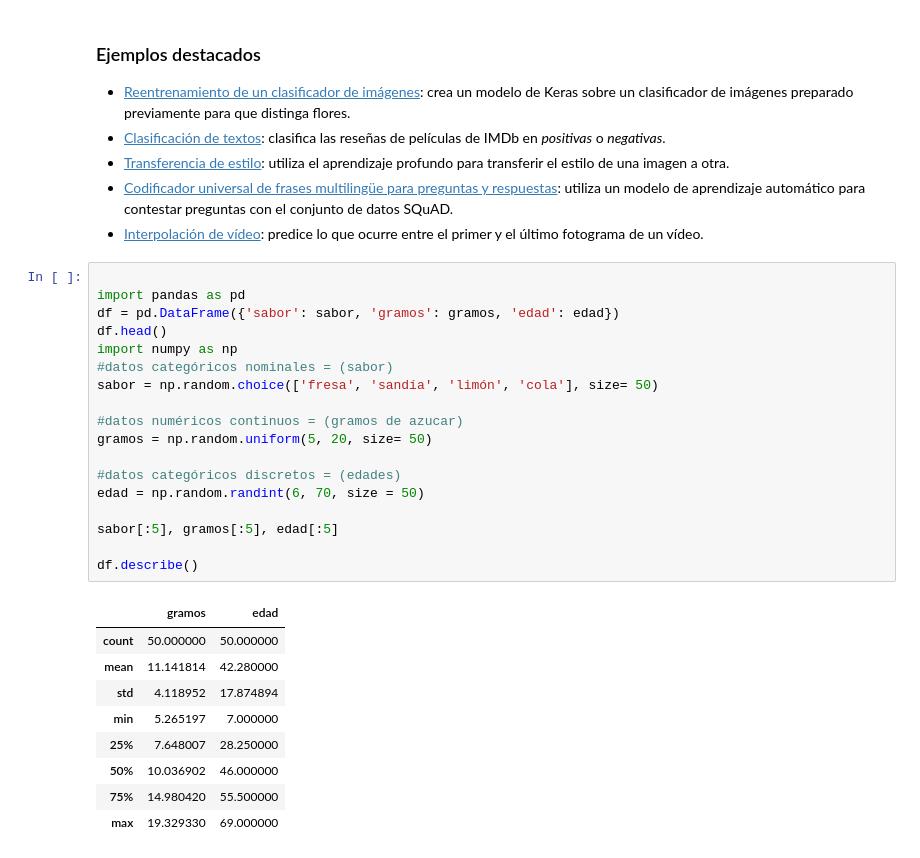
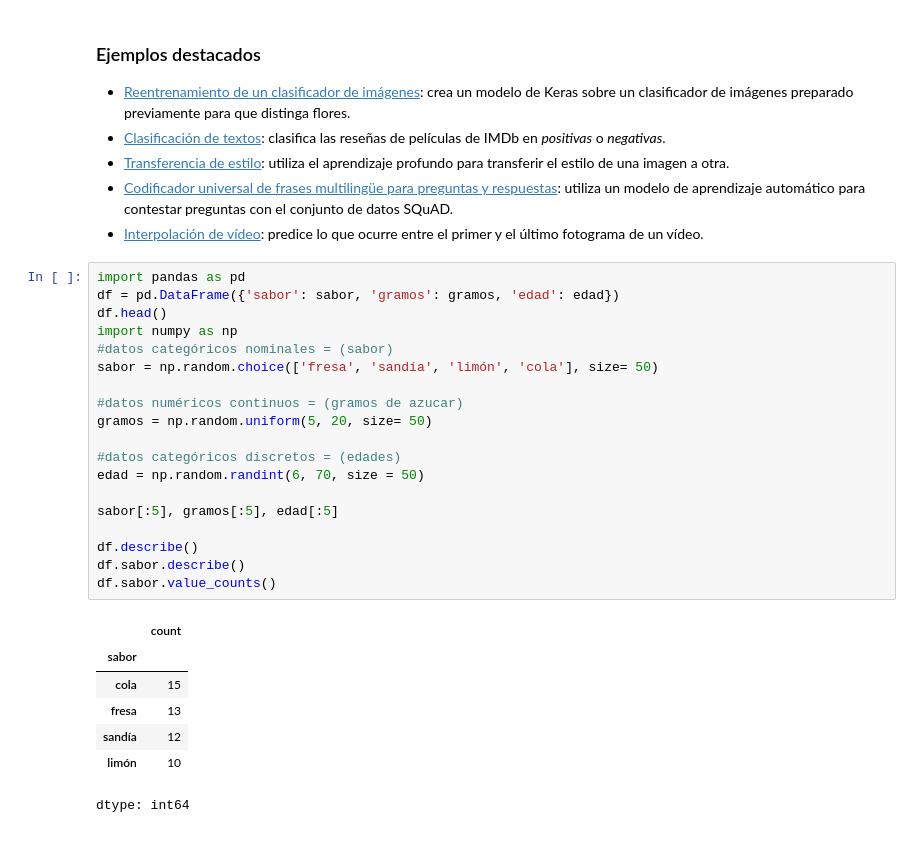
Before and after one commit to angelluque75-code/Ejercicio-diabetes, a Jupyter notebook: Te_damos_la_bienvenida_a_Colaboratory.ipynb, the cells around one changed output. Saved outputs shown, nothing was run; the diff lists cells and outputs as text.

```diff
--- a/Te_damos_la_bienvenida_a_Colaboratory.ipynb
+++ b/Te_damos_la_bienvenida_a_Colaboratory.ipynb
@@ -184,30 +184,29 @@ A continuación, se muestran algunos cuadernos relacionados con el aprendizaje a
 - <a href="https://tensorflow.org/hub/tutorials/retrieval_with_tf_hub_universal_encoder_qa">Codificador universal de frases multilingüe para preguntas y respuestas</a>: utiliza un modelo de aprendizaje automático para contestar preguntas con el conjunto de datos SQuAD.
 - <a href="https://tensorflow.org/hub/tutorials/tweening_conv3d">Interpolación de vídeo</a>: predice lo que ocurre entre el primer y el último fotograma de un vídeo.
 # %%
-
 import pandas as pd
 df = pd.DataFrame({'sabor': sabor, 'gramos': gramos, 'edad': edad})
 df.head()
 import numpy as np
 #datos categóricos nominales = (sabor)
 sabor = np.random.choice(['fresa', 'sandía', 'limón', 'cola'], size= 50)
 
 #datos numéricos continuos = (gramos de azucar)
 gramos = np.random.uniform(5, 20, size= 50)
 
 #datos categóricos discretos = (edades)
 edad = np.random.randint(6, 70, size = 50)
 
 sabor[:5], gramos[:5], edad[:5]
 
 df.describe()
+df.sabor.describe()
+df.sabor.value_counts()
 # %% [output]
-|  | gramos | edad |
-| count | 50.000000 | 50.000000 |
-| mean | 11.141814 | 42.280000 |
-| std | 4.118952 | 17.874894 |
-| min | 5.265197 | 7.000000 |
-| 25% | 7.648007 | 28.250000 |
-| 50% | 10.036902 | 46.000000 |
-| 75% | 14.980420 | 55.500000 |
-| max | 19.329330 | 69.000000 |
+|  | count |
+| sabor |  |
+| cola | 15 |
+| fresa | 13 |
+| sandía | 12 |
+| limón | 10 |
+dtype: int64
```
